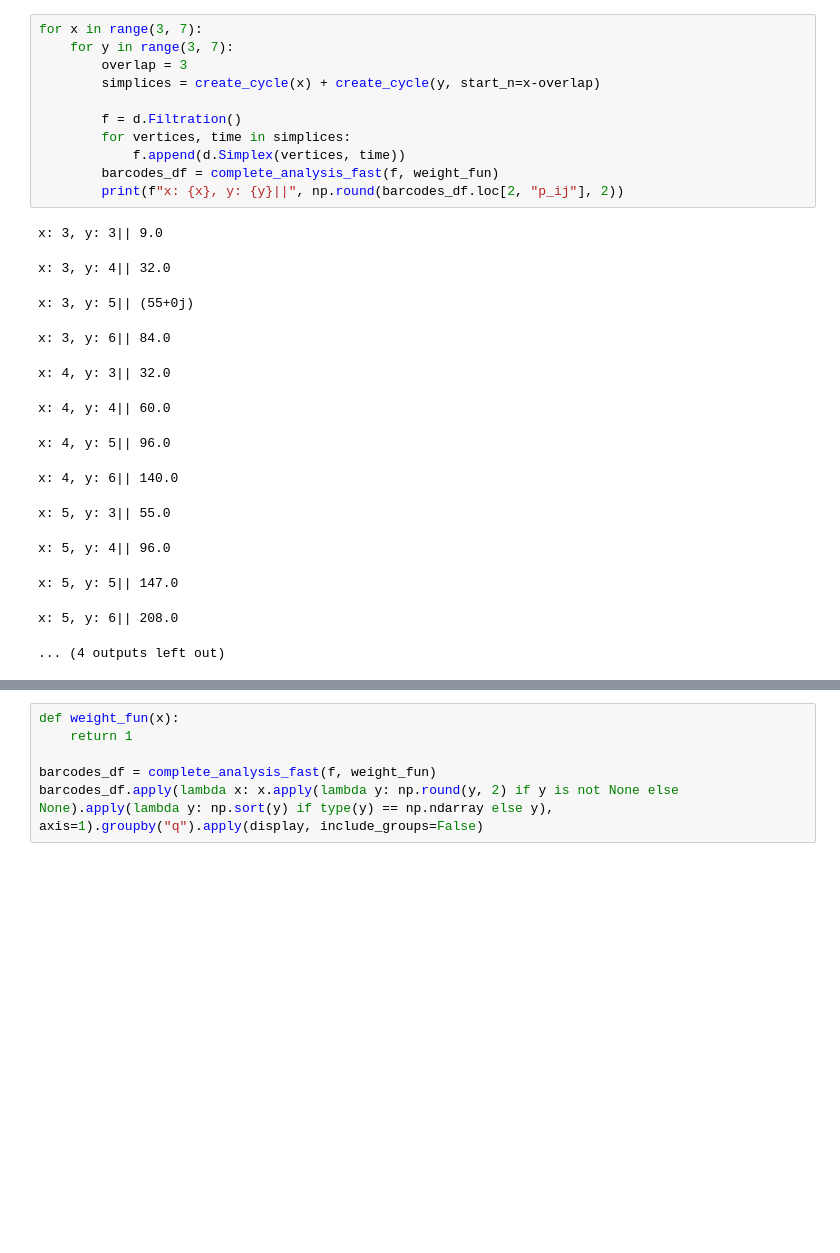
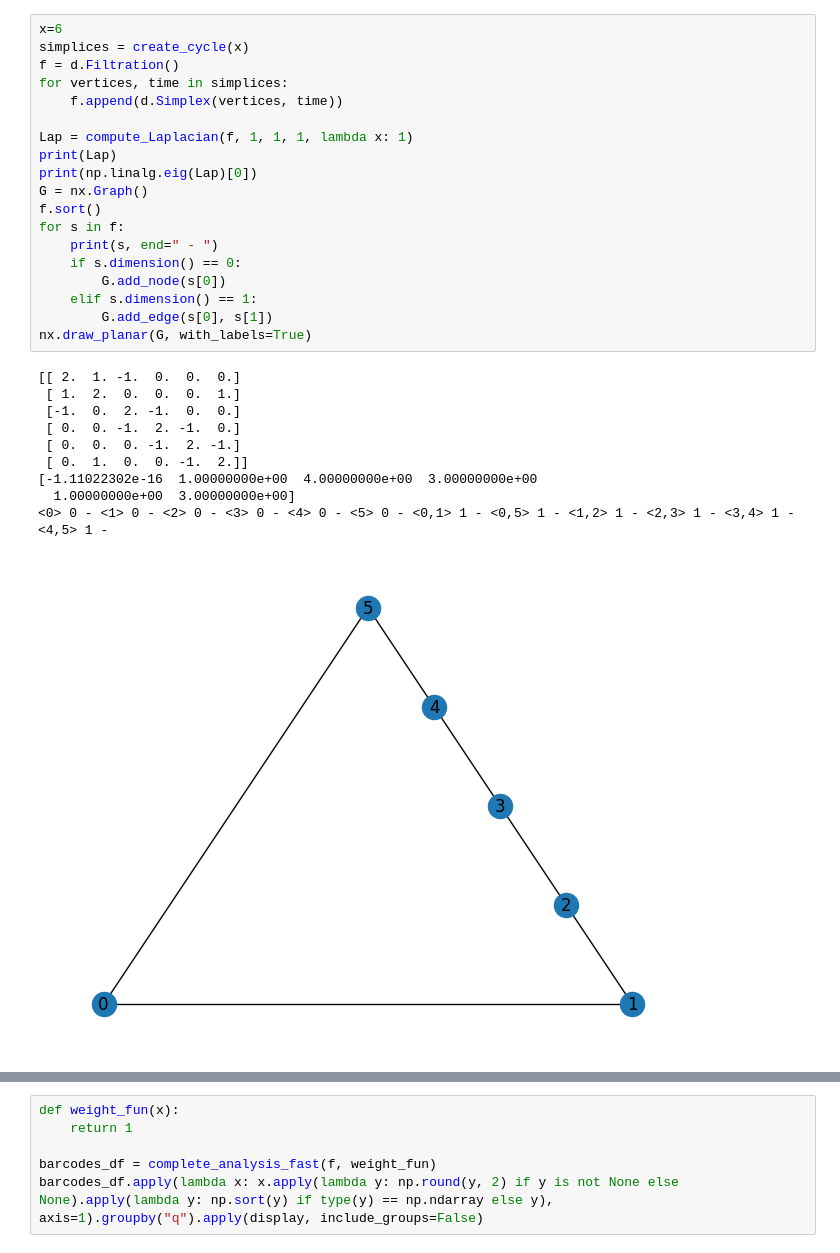
Before and after one commit to siroj99/Master_thesis, a Jupyter notebook: code/laplacians.ipynb, the cells around one changed output, grey strips where cells are left out. Drawn from its saved outputs; the diff is of its cells as text; blank space fills up the shorter version.

```diff
--- a/code/laplacians.ipynb
+++ b/code/laplacians.ipynb
@@ -124,25 +254,30 @@ barcodes_df.apply(lambda x: x.apply(lambda y: np.round(y, 2) if y is not None el
-# %%
-for x in range(3, 7):
-    for y in range(3, 7):
-        overlap = 3
-        simplices = create_cycle(x) + create_cycle(y, start_n=x-overlap)
-
-        f = d.Filtration()
-        for vertices, time in simplices:
-            f.append(d.Simplex(vertices, time))
-        barcodes_df = complete_analysis_fast(f, weight_fun)
-        print(f"x: {x}, y: {y}||", np.round(barcodes_df.loc[2, "p_ij"], 2))
-# %% [output]
-x: 3, y: 3|| 9.0
-x: 3, y: 4|| 32.0
-x: 3, y: 5|| (55+0j)
-x: 3, y: 6|| 84.0
-x: 4, y: 3|| 32.0
-x: 4, y: 4|| 60.0
-x: 4, y: 5|| 96.0
-x: 4, y: 6|| 140.0
-x: 5, y: 3|| 55.0
-x: 5, y: 4|| 96.0
-x: 5, y: 5|| 147.0
-x: 5, y: 6|| 208.0
-... (4 outputs left out)
+# %%
+x=6
+simplices = create_cycle(x)
+f = d.Filtration()
+for vertices, time in simplices:
+    f.append(d.Simplex(vertices, time))
+
+Lap = compute_Laplacian(f, 1, 1, 1, lambda x: 1)
+print(Lap)
+print(np.linalg.eig(Lap)[0])
+G = nx.Graph()
+f.sort()
+for s in f:
+    print(s, end=" - ")
+    if s.dimension() == 0:
+        G.add_node(s[0])
+    elif s.dimension() == 1:
+        G.add_edge(s[0], s[1])
+nx.draw_planar(G, with_labels=True)
+# %% [output]
+[[ 2.  1. -1.  0.  0.  0.]
+ [ 1.  2.  0.  0.  0.  1.]
+ [-1.  0.  2. -1.  0.  0.]
+ [ 0.  0. -1.  2. -1.  0.]
+ [ 0.  0.  0. -1.  2. -1.]
+ [ 0.  1.  0.  0. -1.  2.]]
+[-1.11022302e-16  1.00000000e+00  4.00000000e+00  3.00000000e+00
+  1.00000000e+00  3.00000000e+00]
+<0> 0 - <1> 0 - <2> 0 - <3> 0 - <4> 0 - <5> 0 - <0,1> 1 - <0,5> 1 - <1,2> 1 - <2,3> 1 - <3,4> 1 - <4,5> 1 -
+[figure, added]
```
Also changed, not shown: parts of 21 cells of this notebook, 1 other file.
